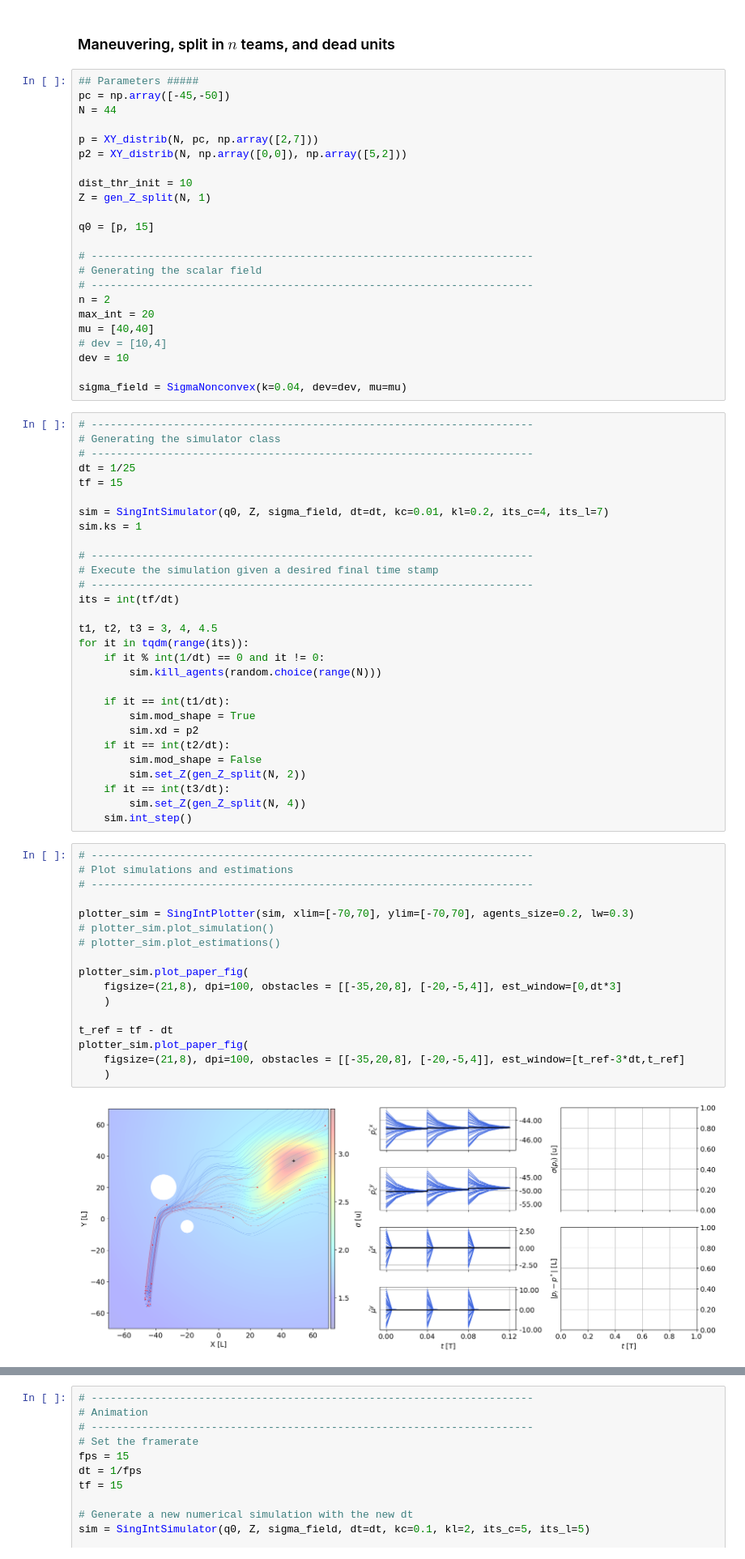
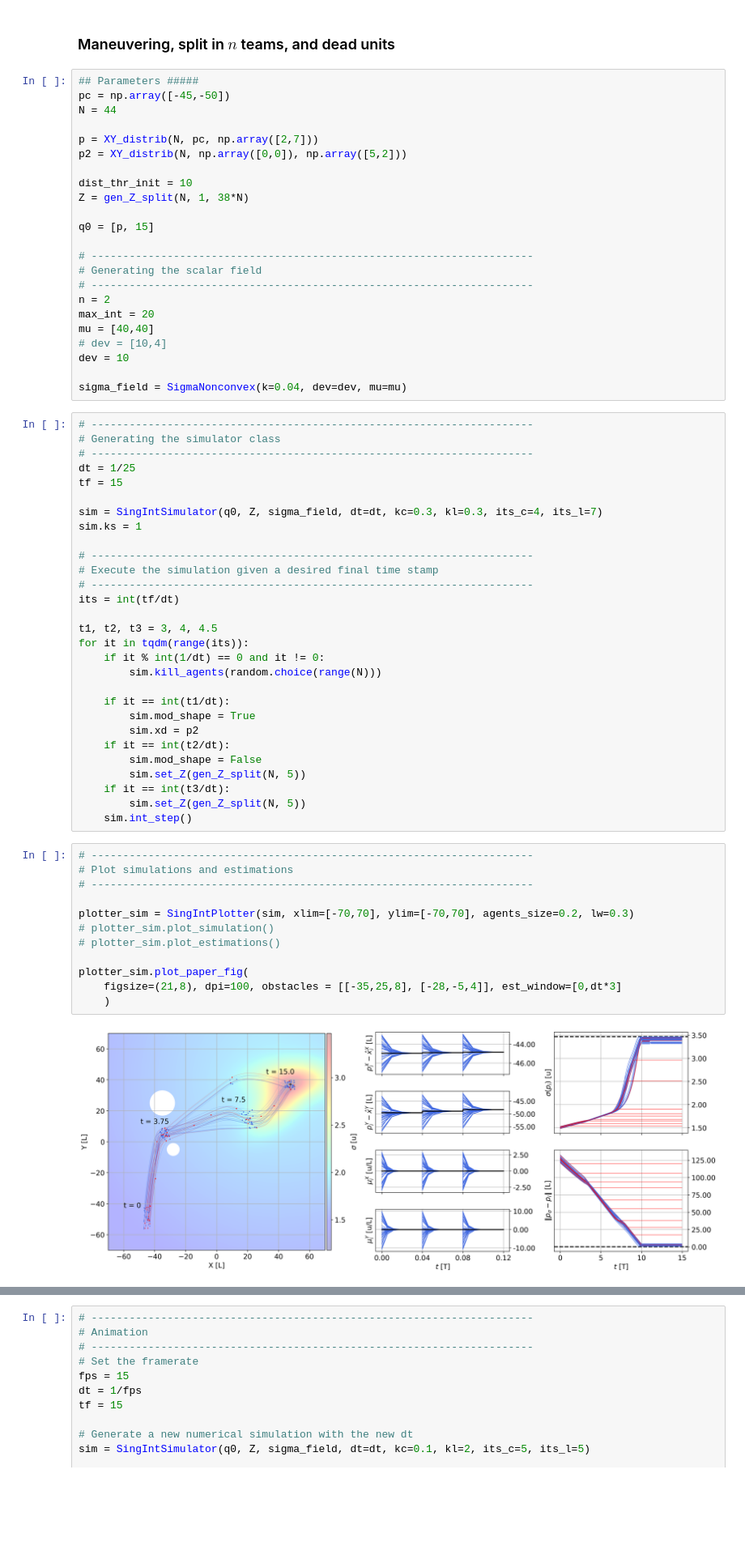
Before and after one commit to jesusBV20/source_seeking_distr, a Jupyter notebook: notebooks/simulations.ipynb, the cells around one changed output, grey strips where cells are left out. Shown at 81% size. Drawn from its saved outputs; the diff is of its cells as text; blank space fills up the shorter version.

Commit message:
feat: final version of the SI simulation (paper figure)

```diff
--- a/notebooks/simulations.ipynb
+++ b/notebooks/simulations.ipynb
@@ -67,7 +67,7 @@ p = XY_distrib(N, pc, np.array([2,7]))
 p2 = XY_distrib(N, np.array([0,0]), np.array([5,2]))
 
 dist_thr_init = 10
-Z = gen_Z_split(N, 1)
+Z = gen_Z_split(N, 1, 38*N)
 
 q0 = [p, 15]
 
@@ -88,7 +88,7 @@ sigma_field = SigmaNonconvex(k=0.04, dev=dev, mu=mu)
 dt = 1/25
 tf = 15
 
-sim = SingIntSimulator(q0, Z, sigma_field, dt=dt, kc=0.01, kl=0.2, its_c=4, its_l=7)
+sim = SingIntSimulator(q0, Z, sigma_field, dt=dt, kc=0.3, kl=0.3, its_c=4, its_l=7)
 sim.ks = 1
 
 # ----------------------------------------------------------------------
@@ -106,26 +106,21 @@ for it in tqdm(range(its)):
         sim.xd = p2
     if it == int(t2/dt):
         sim.mod_shape = False
-        sim.set_Z(gen_Z_split(N, 2))
+        sim.set_Z(gen_Z_split(N, 5))
     if it == int(t3/dt):
-        sim.set_Z(gen_Z_split(N, 4))
+        sim.set_Z(gen_Z_split(N, 5))
     sim.int_step()
 # %%
 # ----------------------------------------------------------------------
 # Plot simulations and estimations
 # ----------------------------------------------------------------------
 
 plotter_sim = SingIntPlotter(sim, xlim=[-70,70], ylim=[-70,70], agents_size=0.2, lw=0.3)
 # plotter_sim.plot_simulation()
 # plotter_sim.plot_estimations()
 
 plotter_sim.plot_paper_fig(
-    figsize=(21,8), dpi=100, obstacles = [[-35,20,8], [-20,-5,4]], est_window=[0,dt*3]
+    figsize=(21,8), dpi=100, obstacles = [[-35,25,8], [-28,-5,4]], est_window=[0,dt*3]
     )
-
-t_ref = tf - dt
-plotter_sim.plot_paper_fig(
-    figsize=(21,8), dpi=100, obstacles = [[-35,20,8], [-20,-5,4]], est_window=[t_ref-3*dt,t_ref]
-    )
 # %% [output]
-[figure, old version]
+[figure, new version]
```
Also changed, not shown: parts of 2 cells of this notebook, 3 other files.
